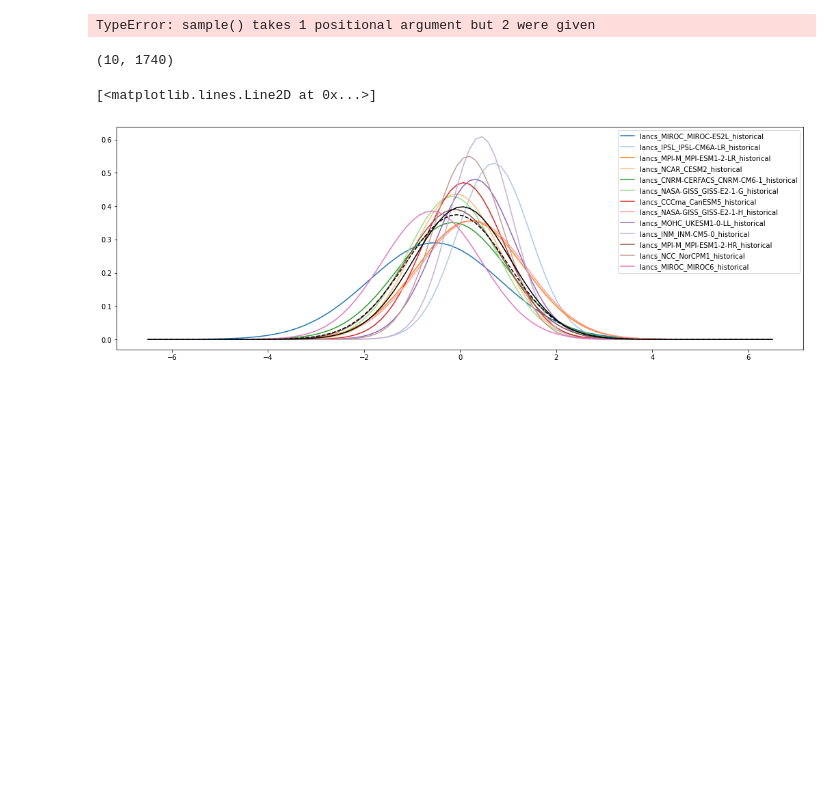
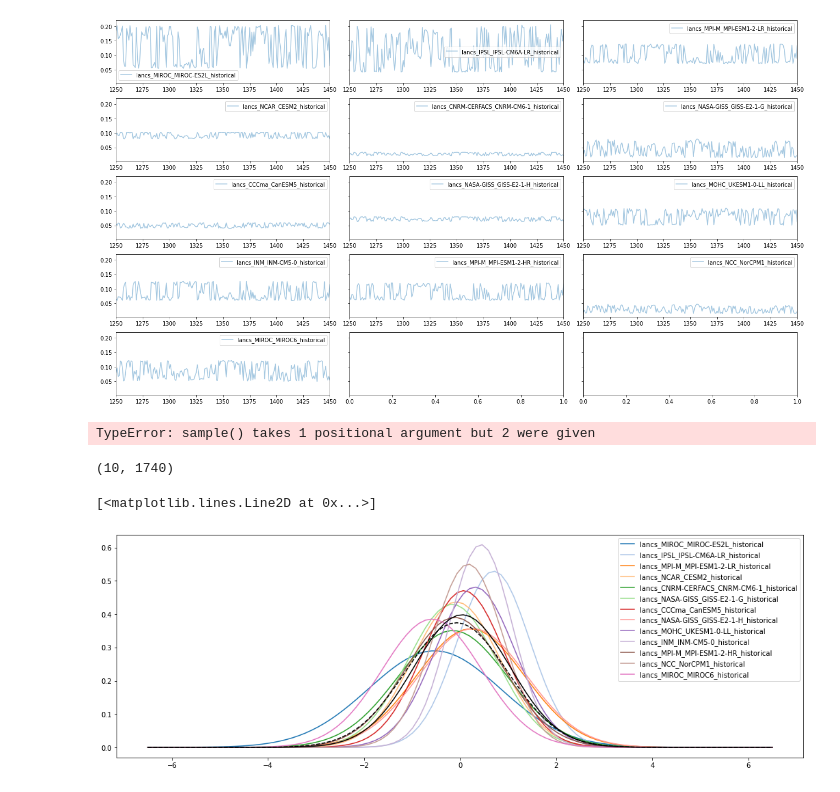
Before and after one commit to mattramos/bayesian_ensembling, a Jupyter notebook: nbs/empirical_distribution_learning.ipynb, the cells around one changed output. Cells and saved outputs as stored; diff of their text form; code cells hidden in the pictures; blank space fills up the shorter version.

```diff
--- a/nbs/empirical_distribution_learning.ipynb
+++ b/nbs/empirical_distribution_learning.ipynb
@@ -128,7 +114,3 @@ for model in model_lls.keys():
 
 ll_df = pd.DataFrame.from_dict(mean_lls, orient='index').T
 ll_df = ll_df.div(ll_df.sum(axis=1), axis=0)
-# %%
-fig, ax = plt.subplots(figsize=(18, 10))
-ll_df.plot(ax=ax, alpha=0.6)
-ax.set_xlim(1650, 1750)
@@ -138,3 +131,19 @@ ax.set_xlim(1650, 1750)
+# %%
+# fig, ax = plt.subplots(figsize=(18, 10))
+# # ll_df[['lancs_MPI-M_MPI-ESM1-2-LR_historical', 'lancs_MPI-M_MPI-ESM1-2-HR_historical']].plot(ax=ax, alpha=0.6)
+# ll_df.plot(ax=ax, alpha=0.4)
+# # ll_df[['lancs_NASA-GISS_GISS-E2-1-G_historical']].plot(ax=ax, alpha=0.4)
+# # ax.set_xlim(1650, 1750)
+
+
+fig, axes = plt.subplots(figsize=(18, 10), tight_layout=True, nrows=5, ncols=3, sharey=True)
+
+for col, ax in zip(ll_df.columns, axes.ravel()):
+    df_slice = ll_df[[col]]
+    df_slice.plot(ax=ax, alpha=0.4)
+    ax.set_xlim(1250, 1450)
+# %% [output]
+[figure, added]
 # %%
 weights = ll_df.values[0, :]
 np.testing.assert_almost_equal(np.sum(weights), 1.)
```
Also changed, not shown: parts of 7 cells of this notebook, 6 other files.
